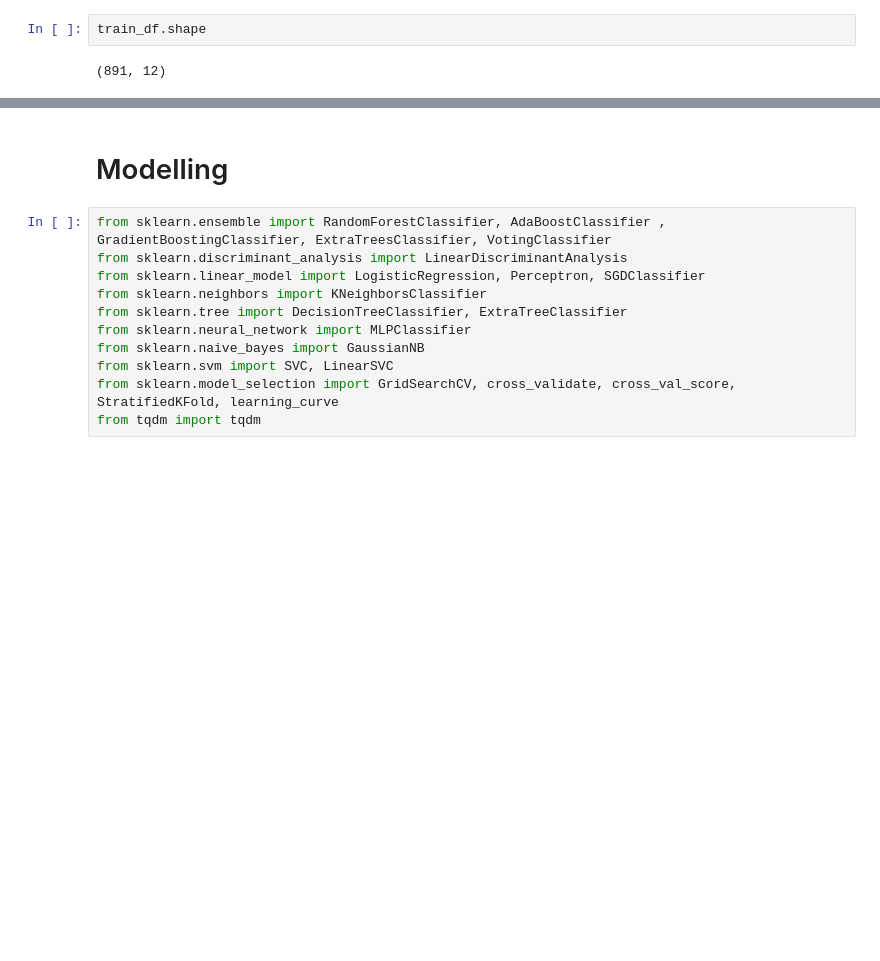
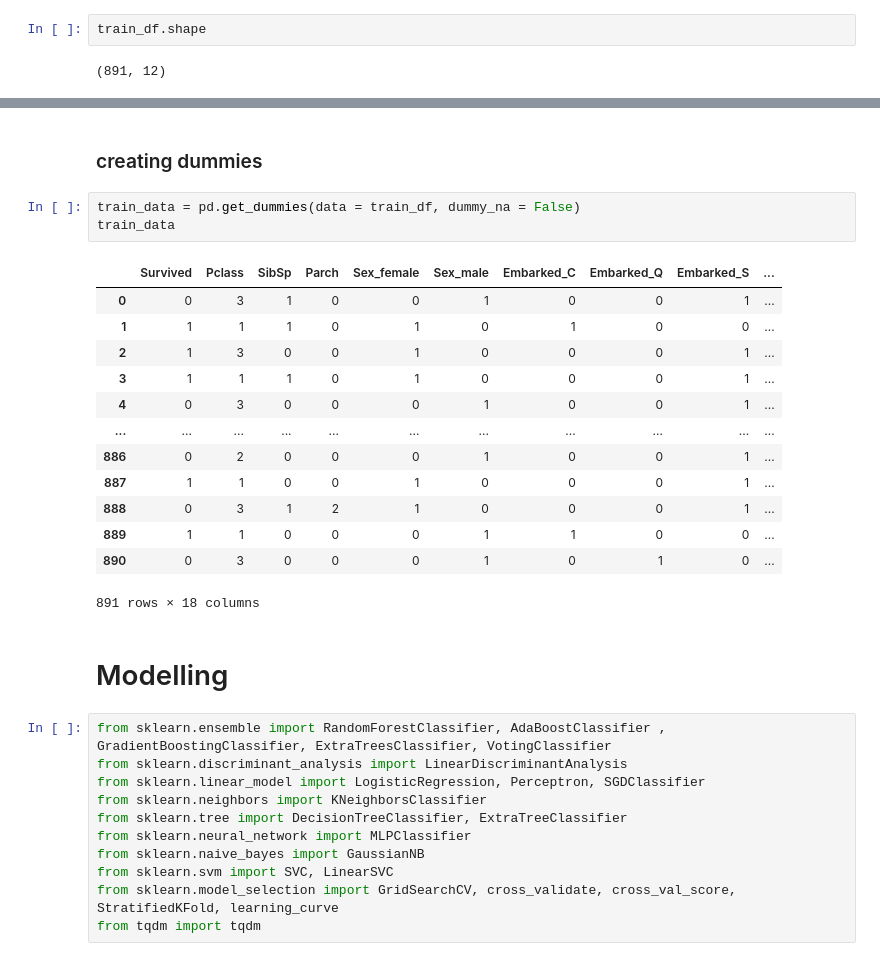
Before and after one commit to Ndaruga/Multiple-Machine-Learning-Projects, a Jupyter notebook: Titanic project/titanic.ipynb, the cells around one changed output, grey strips where cells are left out. Drawn from its saved outputs; the diff is of its cells as text; blank space fills up the shorter version.

Commit message:
creating dummies

```diff
--- a/Titanic project/titanic.ipynb
+++ b/Titanic project/titanic.ipynb
@@ -651,3 +651,22 @@ train_df.head()
+# %% [markdown]
+### creating dummies
+# %%
+train_data = pd.get_dummies(data = train_df, dummy_na = False)
+train_data
+# %% [output]
+|  | Survived | Pclass | SibSp | Parch | Sex_female | Sex_male | Embarked_C | Embarked_Q | Embarked_S | ... |
+| 0 | 0 | 3 | 1 | 0 | 0 | 1 | 0 | 0 | 1 | ... |
+| 1 | 1 | 1 | 1 | 0 | 1 | 0 | 1 | 0 | 0 | ... |
+| 2 | 1 | 3 | 0 | 0 | 1 | 0 | 0 | 0 | 1 | ... |
+| 3 | 1 | 1 | 1 | 0 | 1 | 0 | 0 | 0 | 1 | ... |
+| 4 | 0 | 3 | 0 | 0 | 0 | 1 | 0 | 0 | 1 | ... |
+| ... | ... | ... | ... | ... | ... | ... | ... | ... | ... | ... |
+| 886 | 0 | 2 | 0 | 0 | 0 | 1 | 0 | 0 | 1 | ... |
+| 887 | 1 | 1 | 0 | 0 | 1 | 0 | 0 | 0 | 1 | ... |
+| 888 | 0 | 3 | 1 | 2 | 1 | 0 | 0 | 0 | 1 | ... |
+| 889 | 1 | 1 | 0 | 0 | 0 | 1 | 1 | 0 | 0 | ... |
+| 890 | 0 | 3 | 0 | 0 | 0 | 1 | 0 | 1 | 0 | ... |
+891 rows × 18 columns
 # %% [markdown]
 # Modelling
 # %%
```
Also changed, not shown: parts of 26 cells of this notebook.
